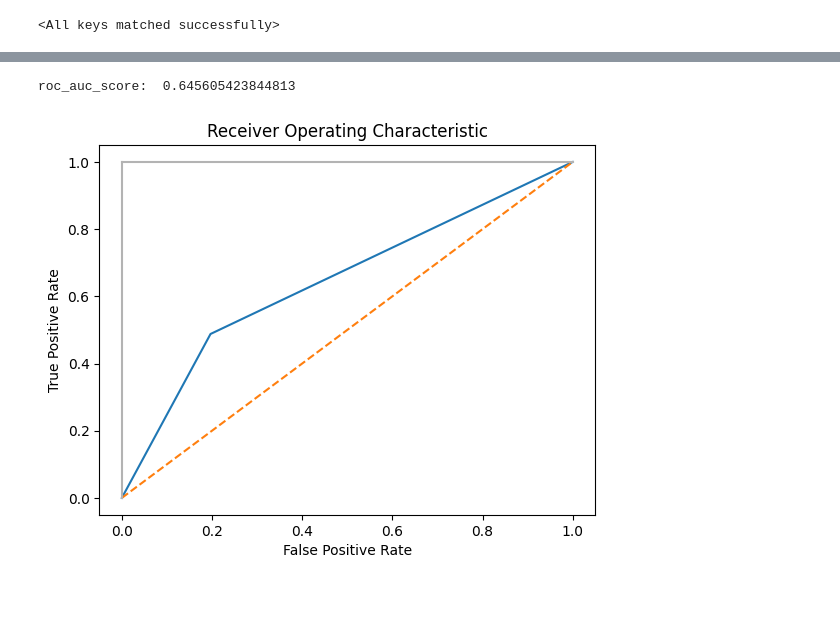
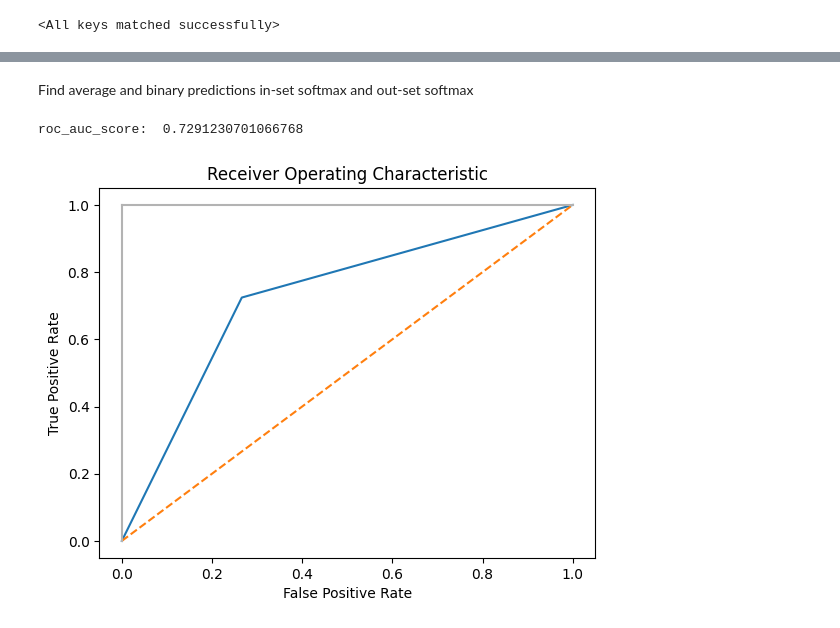
Before and after one commit to b-auricchio/wildlife_indent_cnn, a Jupyter notebook: test.ipynb, the cells around one changed output, grey strips where cells are left out. Drawn from its saved outputs; the diff is of its cells as text; code cells hidden in the pictures; blank space fills up the shorter version.

```diff
--- a/test.ipynb
+++ b/test.ipynb
@@ -77,16 +46,50 @@ predictions
+# %% [markdown]
+Find average and binary predictions in-set softmax and out-set softmax
+# %%
+model.eval()
+
+tau = 0.8
+in_softmax_sum = 0
+out_softmax_sum = 0
+
+binary_preds = []
+targets = []
+
+for X,y in known:
+    with torch.no_grad():
+        pred = model(X)
+        pred = F.softmax(pred, dim=1)
+        max_softmax = torch.max(pred, dim=1)[0]
+        bin = [1 if i >= tau else 0 for i in max_softmax] # 1=correctly identified as in-set (sm>tau)
+        in_softmax_sum += torch.sum(max_softmax).item()
+        binary_preds.extend(bin)
+        targets.extend([1]*len(bin))
+
+for X,y in unknown:
+    with torch.no_grad():
+        pred = model(X)
+        pred = F.softmax(pred, dim=1)
+        max_softmax = torch.max(pred, dim=1)[0]
+        bin = [1 if i >= tau else 0 for i in max_softmax] # 0=correctly identified as out-set (sm<tau)
+        out_softmax_sum += torch.sum(max_softmax).item()
+        binary_preds.extend(bin)
+        targets.extend([0]*len(bin))
+
+in_softmax_mean = in_softmax_sum/len(datasets['test_known'])
+out_softmax_mean = out_softmax_sum/len(datasets['test_unknown'])
 # %%
-import matplotlib.pyplot as plt
 
-false_positive_rate, true_positive_rate, threshold = roc_curve(labels, predictions)
 
-print('roc_auc_score: ', roc_auc_score(labels, predictions))
+false_positive_rate, true_positive_rate, threshold = roc_curve(targets, binary_preds)
+
+print('roc_auc_score: ', roc_auc_score(targets, binary_preds))
 plt.title('Receiver Operating Characteristic')
 plt.plot(false_positive_rate, true_positive_rate)
 plt.plot([0, 1], ls="--")
 plt.plot([0, 0], [1, 0] , c=".7"), plt.plot([1, 1] , c=".7")
 plt.ylabel('True Positive Rate')
 plt.xlabel('False Positive Rate')
 plt.show()
 # %% [output]
-roc_auc_score:  0.645605423844813
+roc_auc_score:  0.7291230701066768
-[figure, old version]
+[figure, new version]
```
Also changed, not shown: parts of 5 cells of this notebook, 6 other files.
